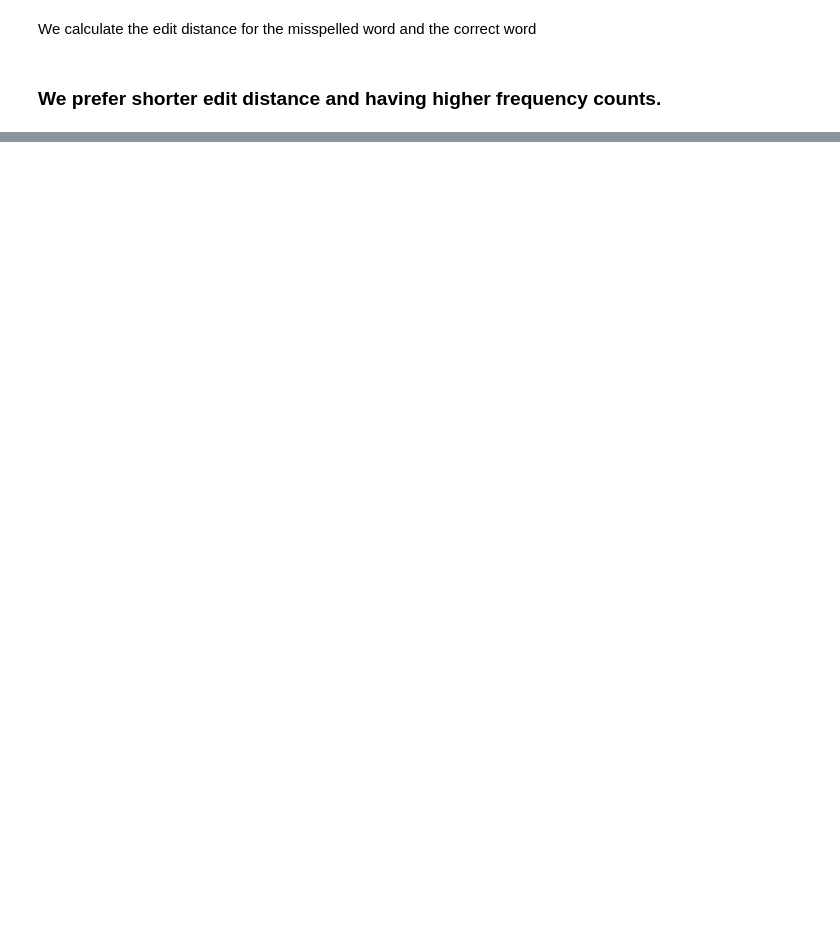
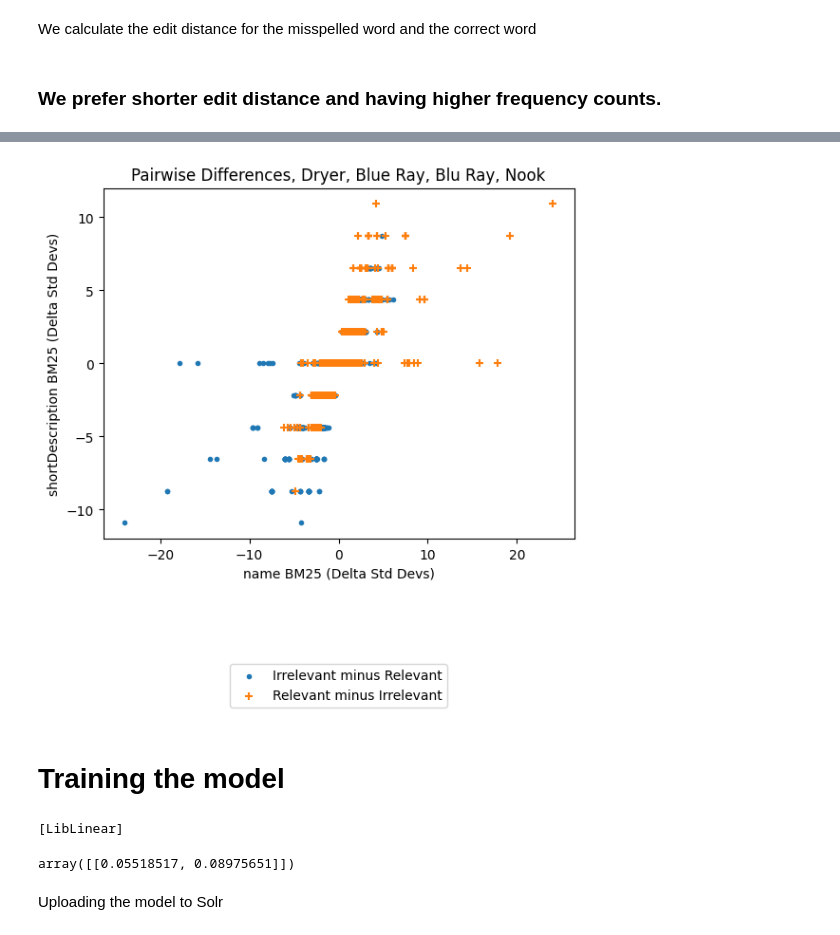
Before and after one commit to ShivaHariSonu/search-project, a Jupyter notebook: search/data-science/notebooks/search-nb/search-preprocessing-nb.ipynb, the cells around one changed output, grey strips where cells are left out. Drawn from its saved outputs; the diff is of its cells as text; code cells hidden in the pictures; blank space fills up the shorter version.

```diff
--- a/search/data-science/notebooks/search-nb/search-preprocessing-nb.ipynb
+++ b/search/data-science/notebooks/search-nb/search-preprocessing-nb.ipynb
@@ -571,0 +585,12 @@ matches_final.sort_values(by=['correction_counts'], ascending=[False])[["misspel
+# %%
+#Here I have simulated some query sessions and found the rank of the document ids for those queries.
+#These search query sessions have been stored in data/retrotech/sessions
+#sessions.csv doesn't have any rank for the document clicked or not. So we need to generate the sessions for each query and store it.
+def all_sessions():
+    import glob
+    sessions = pd.concat([pd.read_csv(f, compression='gzip')
+                          for f in glob.glob('data/retrotech/sessions/*_sessions.gz')])
+    return sessions.rename(columns={'clicked_doc_id': 'doc_id'})
+
+sessions = all_sessions()
+sessions
@@ -571,0 +997,19 @@ matches_final.sort_values(by=['correction_counts'], ascending=[False])[["misspel
+# %%
+plot_pairwise_data(feature_deltas, predictor_deltas,
+                   xlabel="name BM25 (Delta Std Devs)",
+                   ylabel="shortDescription BM25 (Delta Std Devs)",
+                   title="Pairwise Differences, Dryer, Blue Ray, Blu Ray, Nook")
+# %% [output]
+[figure, added]
+# %% [markdown]
+# Training the model
+# %%
+from sklearn import svm
+model = svm.LinearSVC(max_iter=10000, verbose=1)
+model.fit(feature_deltas, predictor_deltas)
+model.coef_
+# %% [output]
+[LibLinear]
+array([[0.05518517, 0.08975651]])
+# %% [markdown]
+Uploading the model to Solr
```
Also changed, not shown: parts of 36 cells of this notebook, 21 other files.
